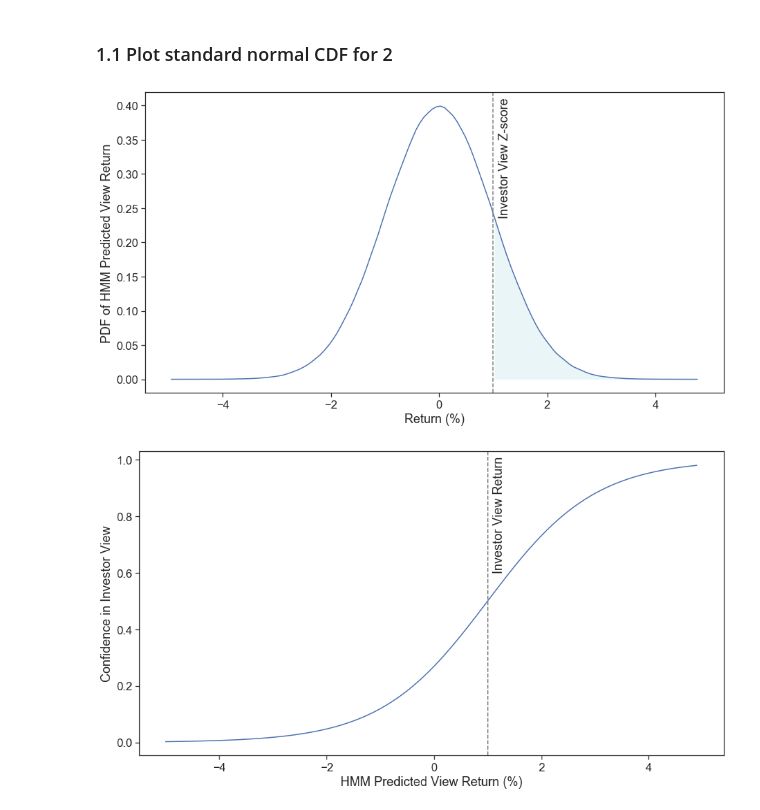
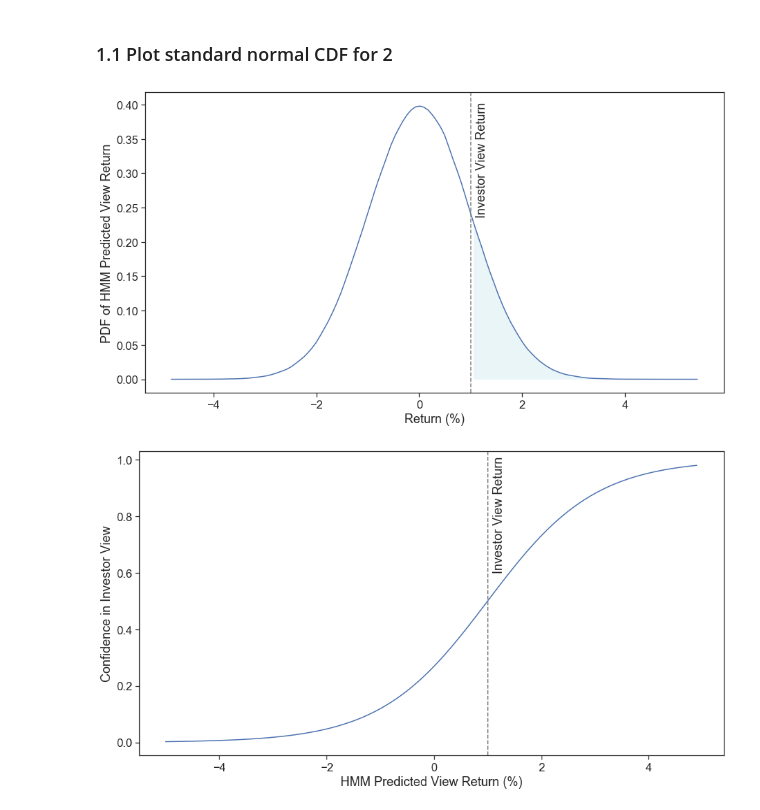
Before and after one commit to roprisor/alphamodel, a Jupyter notebook: examples/bl/bl_hmm_confidence.ipynb, the cells around one changed output. Cells and saved outputs as stored; diff of their text form; code cells hidden in the pictures.

```diff
--- a/examples/bl/bl_hmm_confidence.ipynb
+++ b/examples/bl/bl_hmm_confidence.ipynb
@@ -54,29 +54,29 @@ logger.setLevel(logging.WARNING)
 # %%
 ss = am.SingleStockBLHMM(config)
 
 import numpy as np
 import seaborn as sns
 import matplotlib.pyplot as plt
 dist = np.random.normal(loc=0, scale=1, size=1000000)
 
 plt.figure(figsize=(15,8))
 sns.set(font_scale=1.5)
 with sns.axes_style('ticks'):
     ax = sns.kdeplot(dist)
     line = ax.get_lines()[-1]
     x, y = line.get_data()
     mask = x >= 1
     x, y = x[mask], y[mask]
     ax.fill_between(x, y1=y, alpha=0.25, facecolor='lightblue')
 
     plt.axvline(x=1, color='gray', linestyle='--')
-    plt.text(1.1, 0.24, 'Investor View Z-score', rotation=90)
+    plt.text(1.1, 0.24, 'Investor View Return', rotation=90)
 
     ax.set(xlabel='Return (%)', ylabel='PDF of HMM Predicted View Return')
     plt.savefig(ss.cfg['data_dir'] + 'bl_view_cdf.png')
     plt.show()
 # %% [output]
-[figure, old version]
+[figure, new version]
 # %%
 def sigmoid(x, a, b):
     return 1 / (1 + np.exp(-x*a + a*b))
```
Also changed, not shown: parts of 7 cells of this notebook, 2 other files.
